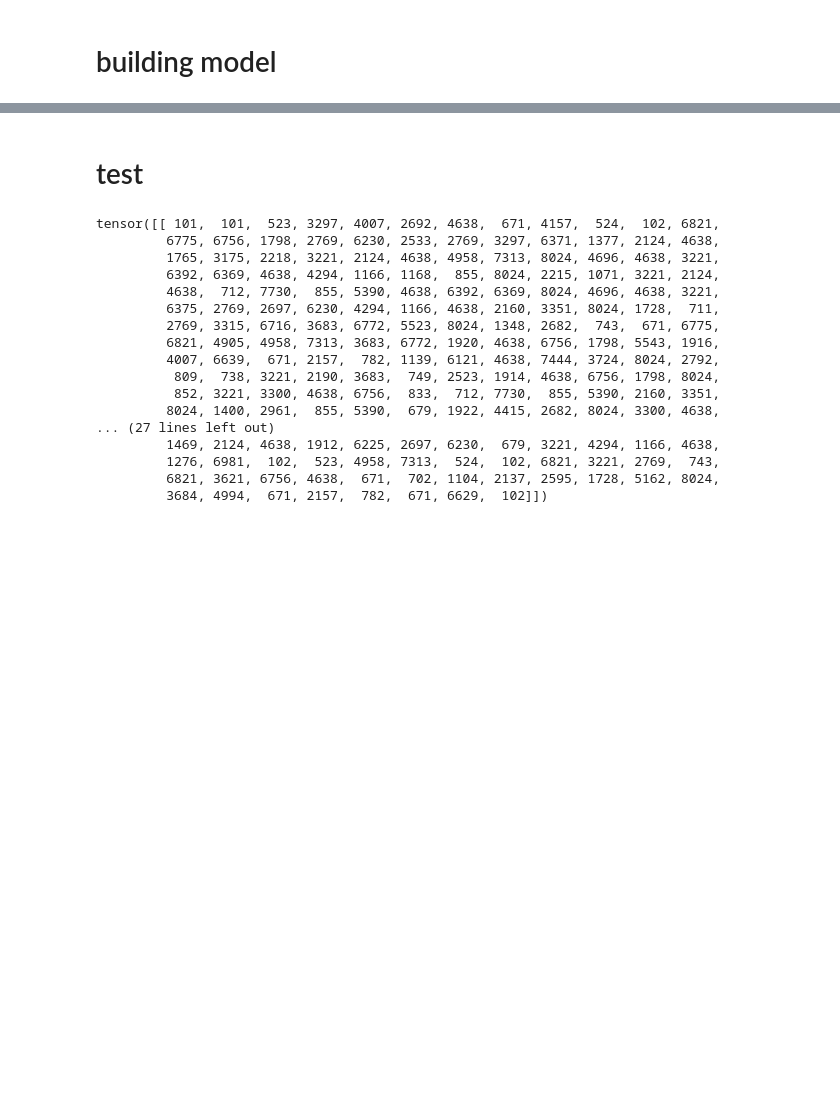
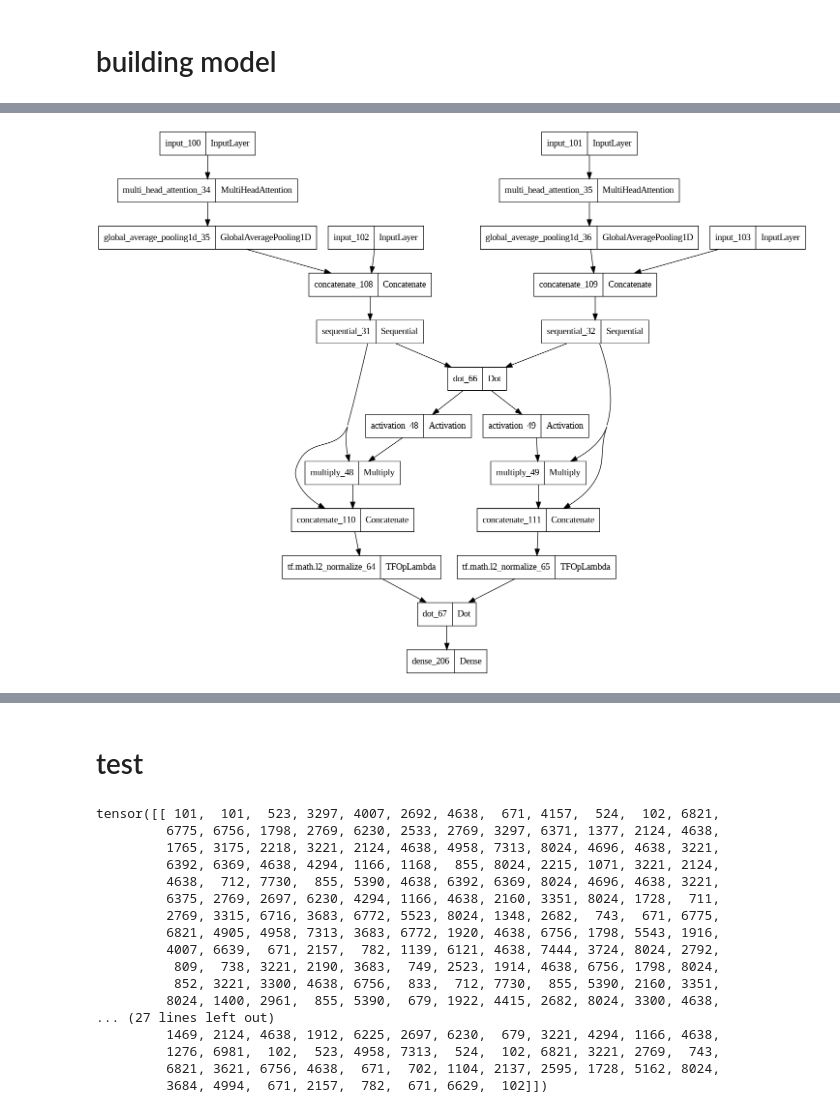
Before and after one commit to JasonDepblu/potential-spork, a Jupyter notebook: new_model.ipynb, the cells around one changed output, grey strips where cells are left out. Cells and saved outputs as stored; diff of their text form; code cells hidden in the pictures; blank space fills up the shorter version.

```diff
--- a/new_model.ipynb
+++ b/new_model.ipynb
@@ -703,0 +754,3 @@ ys_train_tensor = tf.convert_to_tensor(ys_train, dtype=tf.float32)
+# %%
+# 加载numpy数组并转换回张量
+user_train_emb_tensor = tf.convert_to_tensor(np.load('/content/user_train_emb_tensor.npy'))
@@ -703,0 +761,2 @@ ys_train_tensor = tf.convert_to_tensor(ys_train, dtype=tf.float32)
+# %%
+car_train_emb_tensor = tf.convert_to_tensor(np.load('/content/car_train_emb_tensor.npy'))
@@ -727,17 +919,4 @@ car_NN = tf.keras.models.Sequential([
 # %%
-# 假设已经定义了以下变量
-num_user_features = user_train_emb_tensor.shape[-1]
-num_car_features = car_train_emb_tensor.shape[-1]
-num_user_num_features = user_train_num_tensor.shape[-1]
-num_car_num_features = car_train_num_tensor.shape[-1]
-
-# 定义Multi-head 注意力机制层
-def multi_head_attention_block(query, key, value, num_heads, key_dim):
-    # 使用Keras的MultiHeadAttention层
-    mh_attention_layer = MultiHeadAttention(num_heads=num_heads, key_dim=key_dim)
-    attention_output = mh_attention_layer(query, key, value)
-    return attention_output
-
 # 输入层
 input_user_emb = Input(shape=(None, num_user_features))
 input_car_emb = Input(shape=(None, num_car_features))
@@ -745,8 +924,8 @@ input_user_num = Input(shape=(num_user_num_features,))
 input_car_num = Input(shape=(num_car_num_features,))
 
 # 对嵌入向量应用Multi-head 注意力机制
-user_attention_output = multi_head_attention_block(input_user_emb, input_user_emb, input_user_emb, num_heads=3, key_dim=64)
-car_attention_output = multi_head_attention_block(input_car_emb, input_car_emb, input_car_emb, num_heads=3, key_dim=64)
+user_attention_output = multi_head_attention_block(input_user_emb, input_user_emb, input_user_emb, num_heads=2, key_dim=64)
+car_attention_output = multi_head_attention_block(input_car_emb, input_car_emb, input_car_emb, num_heads=2, key_dim=64)
 
 # 池化层，将注意力机制的输出降维
 user_vector = GlobalAveragePooling1D()(user_attention_output)
@@ -757,14 +936,23 @@ user_combined = Concatenate()([user_vector, input_user_num])
 car_combined = Concatenate()([car_vector, input_car_num])
 
 # 定义神经网络层来进一步处理合并后的特征
-user_nn_output = Dense(256, activation='relu')(user_combined)
-car_nn_output = Dense(256, activation='relu')(car_combined)
+# user_nn_output = Dense(256, activation='relu')(user_combined)
+# car_nn_output = Dense(256, activation='relu')(car_combined)
+user_nn_output = user_NN(user_combined)
+car_nn_output = car_NN(car_combined)
+
 
 # 将用户和车辆的特征合并，以用于最终的预测
-combined_features = Concatenate()([user_nn_output, car_nn_output])
+vu, vc = attention_mechanism(user_nn_output, car_nn_output)
 
-# 预测层
-output = Dense(1, activation='sigmoid')(combined_features)
+vu = tf.linalg.l2_normalize(vu, axis=1)
+vc = tf.linalg.l2_normalize(vc, axis=1)
+
+d_out = tf.keras.layers.Dot(axes=1)([vu, vc])
+output = tf.keras.layers.Dense(1, activation='sigmoid')(d_out)
+
+# # 预测层
+# output = Dense(1, activation='sigmoid')(combined_features)
 
 # 构建模型
 model = Model(inputs=[input_user_emb, input_car_emb, input_user_num, input_car_num], outputs=output)
@@ -773,0 +980,4 @@ model.summary()
+# %%
+tf.keras.utils.plot_model(model, "/content/my_model.png")
+# %% [output]
+[figure, added]
```
Also changed, not shown: parts of 42 cells of this notebook.
